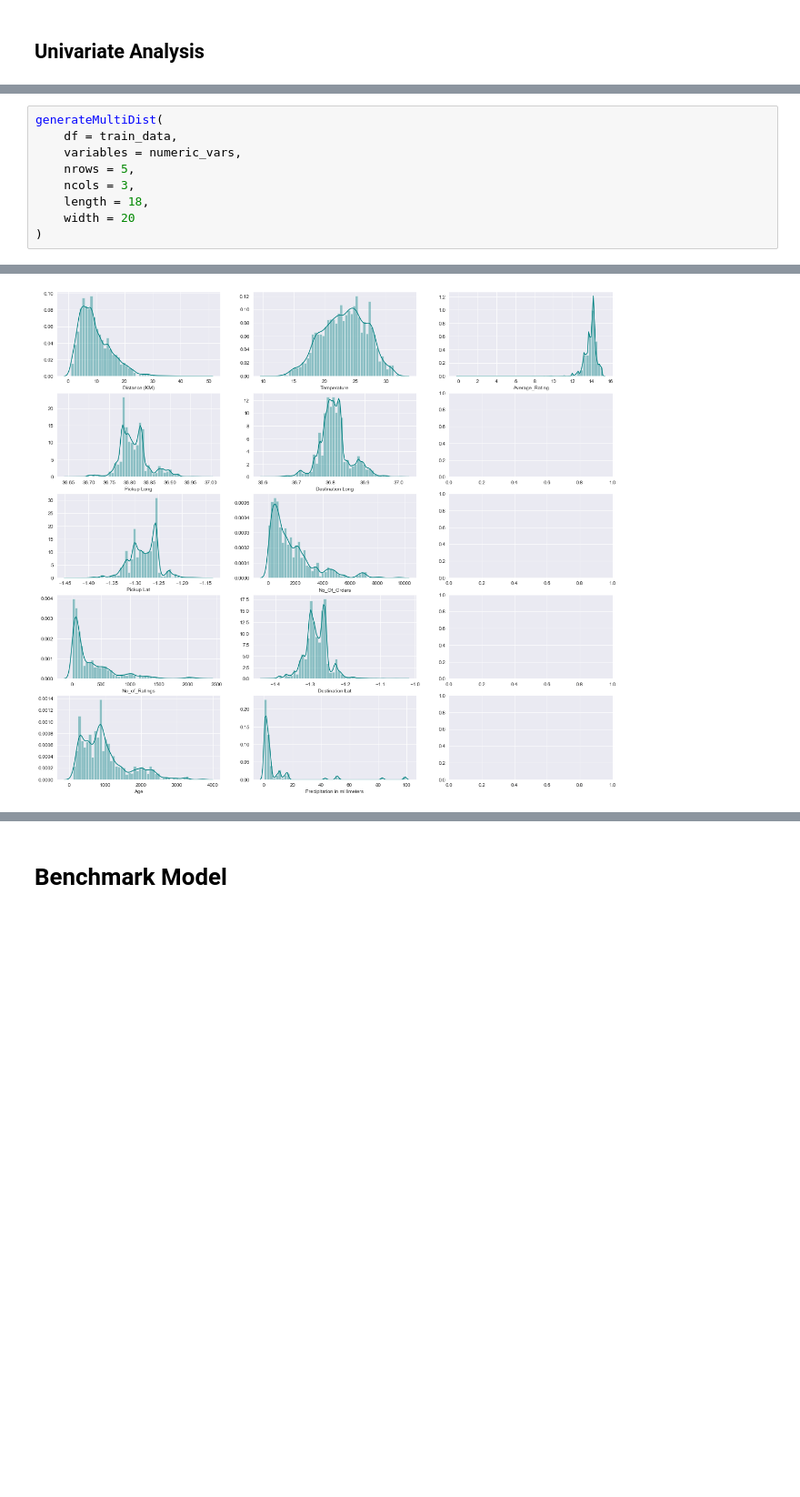
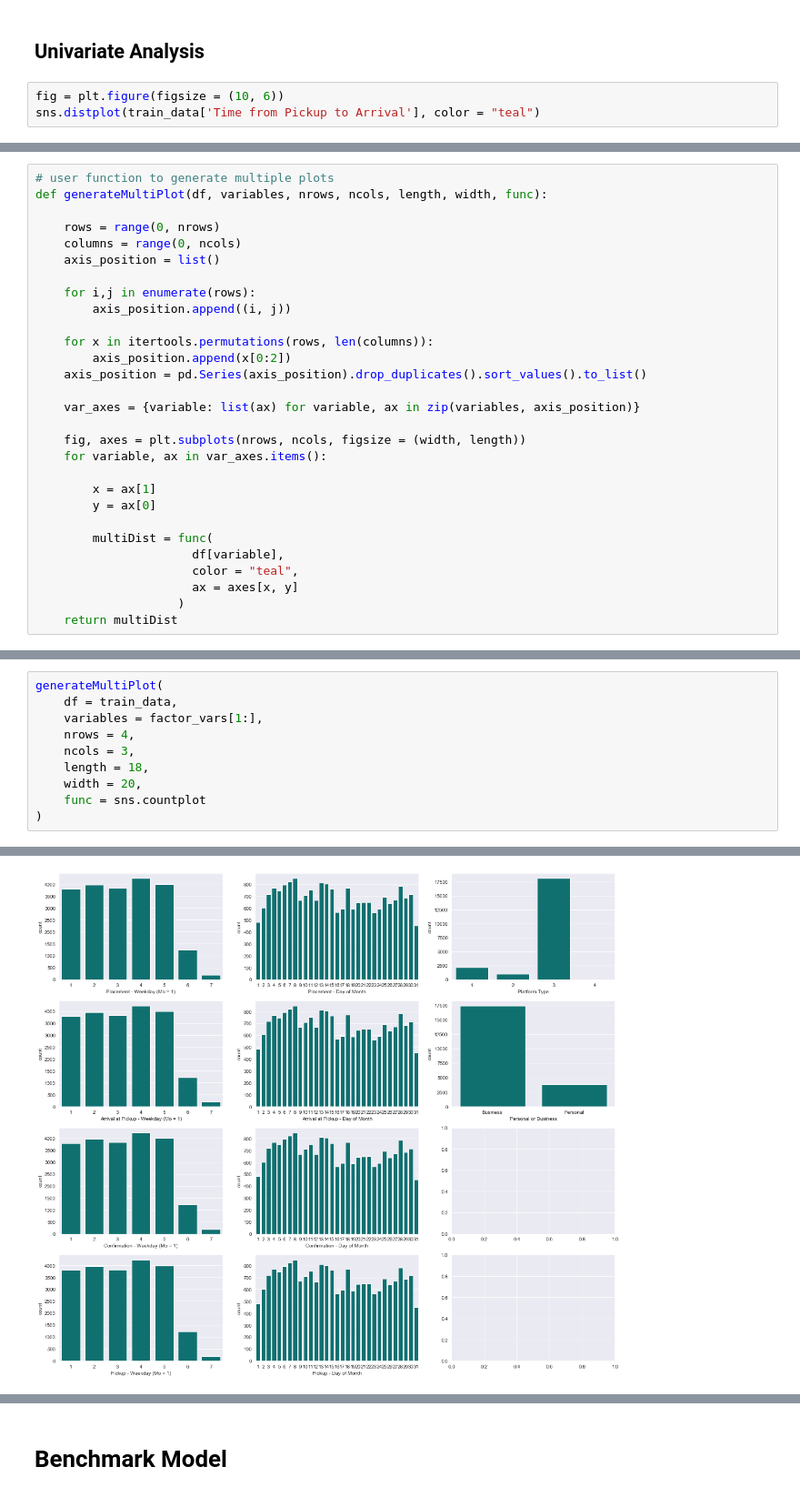
Before and after one commit to Explore-AI/regression-predict-api-template, a Jupyter notebook: predict deliverable/predict_titus.ipynb, the cells around one changed output, grey strips where cells are left out. Shown at 91% size. Cells and saved outputs as stored; diff of their text form; blank space fills up the shorter version.

```diff
--- a/predict deliverable/predict_titus.ipynb
+++ b/predict deliverable/predict_titus.ipynb
@@ -332,3 +352,6 @@ By now, we should be so much more familiar with the data. GOOD! Let's go a littl
 # Exploratory Data Analysis - 1
 # %% [markdown]
 ## Univariate Analysis
+# %%
+fig = plt.figure(figsize = (10, 6))
+sns.distplot(train_data['Time from Pickup to Arrival'], color = "teal")
@@ -335 +363,30 @@ By now, we should be so much more familiar with the data. GOOD! Let's go a littl
+# %%
+# user function to generate multiple plots
+def generateMultiPlot(df, variables, nrows, ncols, length, width, func):
+
+    rows = range(0, nrows)
+    columns = range(0, ncols)
+    axis_position = list()
+
+    for i,j in enumerate(rows):
+        axis_position.append((i, j))
+
+    for x in itertools.permutations(rows, len(columns)):
+        axis_position.append(x[0:2])
+    axis_position = pd.Series(axis_position).drop_duplicates().sort_values().to_list()
+
+    var_axes = {variable: list(ax) for variable, ax in zip(variables, axis_position)}
+
+    fig, axes = plt.subplots(nrows, ncols, figsize = (width, length))
+    for variable, ax in var_axes.items():
+
+        x = ax[1]
+        y = ax[0]
+
+        multiDist = func(
+                      df[variable],
+                      color = "teal",
+                      ax = axes[x, y]
+                    )
+    return multiDist
 # %% [markdown]
@@ -380,12 +437,13 @@ def generateMultiDist(df, variables, nrows, ncols, length, width):
 # %%
-generateMultiDist(
+generateMultiPlot(
     df = train_data,
-    variables = numeric_vars,
-    nrows = 5,
+    variables = factor_vars[1:],
+    nrows = 4,
     ncols = 3,
     length = 18,
-    width = 20
+    width = 20,
+    func = sns.countplot
 )
 # %% [output]
 <matplotlib.axes._subplots.AxesSubplot at 0x...>
-[figure, old version]
+[figure, new version]
```
Also changed, not shown: parts of 17 cells of this notebook.
